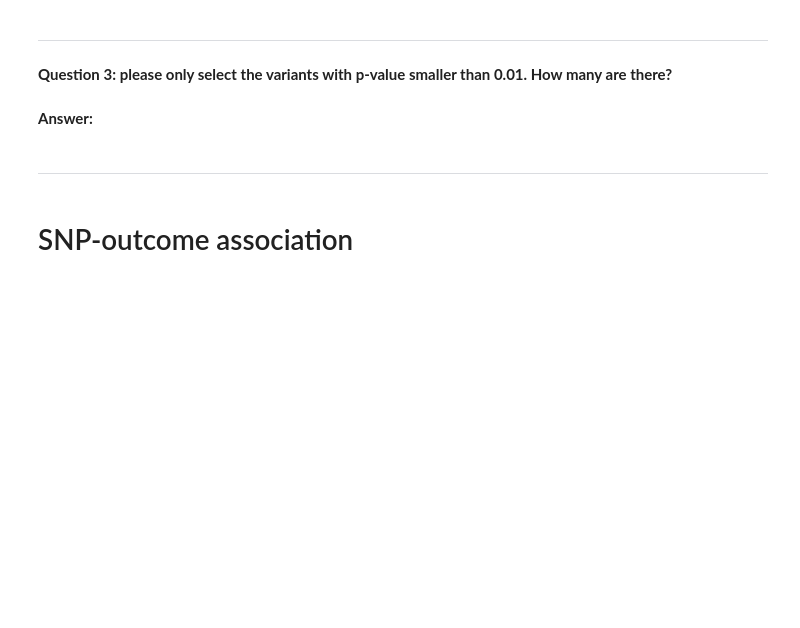
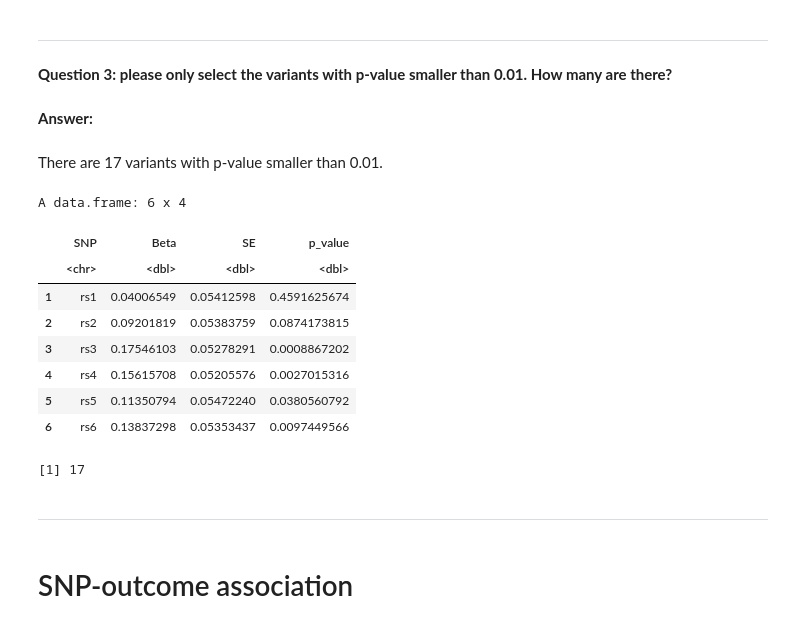
Before and after one commit to RuiDongDR/student_test_2025_spring, a Jupyter notebook: notebook/MendelianRandomization_JingyiXu.ipynb, the cells around one changed output. Cells and saved outputs as stored; diff of their text form; code cells hidden in the pictures; blank space fills up the shorter version.

```diff
--- a/notebook/MendelianRandomization_JingyiXu.ipynb
+++ b/notebook/MendelianRandomization_JingyiXu.ipynb
@@ -24,0 +68,12 @@ First please load the data in `../data/MR_genotype_data_with_missing.csv` and `.
+# %%
+# Mode imputation for genotype data
+
+mode_impute <- function(x) {
+  ux <- unique(x[!is.na(x)])
+  ux[which.max(tabulate(match(x, ux)))]
+}
+
+md.pattern(genotype_data)
+genotype_data <- genotype_data |>
+  mutate(across(everything(), ~ ifelse(is.na(.), mode_impute(.), .)))
+md.pattern(genotype_data)
@@ -46,6 +112,30 @@ for (snp in colnames(genotype_data)[-1]) {
 **Question 3: please only select the variants with p-value smaller than 0.01. How many are there?**
 # %% [markdown]
 **Answer:**
+# %% [markdown]
+There are 17 variants with p-value smaller than 0.01.
+# %%
+# Calculate the p-values
+snp_exposure_results$p_value <- 2 * (1 - pnorm(abs(snp_exposure_results$Beta / snp_exposure_results$SE)))
+head(snp_exposure_results)
+
+# Select the significant SNPs
+significant_snps <- snp_exposure_results[snp_exposure_results$p_value < 0.01, ]
+
+number_of_significant_snps <- nrow(significant_snps)
+
+number_of_significant_snps
+# %% [output]
+A data.frame: 6 x 4
+|  | SNP | Beta | SE | p_value |
+|  | <chr> | <dbl> | <dbl> | <dbl> |
+| 1 | rs1 | 0.04006549 | 0.05412598 | 0.4591625674 |
+| 2 | rs2 | 0.09201819 | 0.05383759 | 0.0874173815 |
+| 3 | rs3 | 0.17546103 | 0.05278291 | 0.0008867202 |
+| 4 | rs4 | 0.15615708 | 0.05205576 | 0.0027015316 |
+| 5 | rs5 | 0.11350794 | 0.05472240 | 0.0380560792 |
+| 6 | rs6 | 0.13837298 | 0.05353437 | 0.0097449566 |
+[1] 17
 # %% [markdown]
 ***
 # %% [markdown]
```
Also changed, not shown: parts of 17 cells of this notebook.
